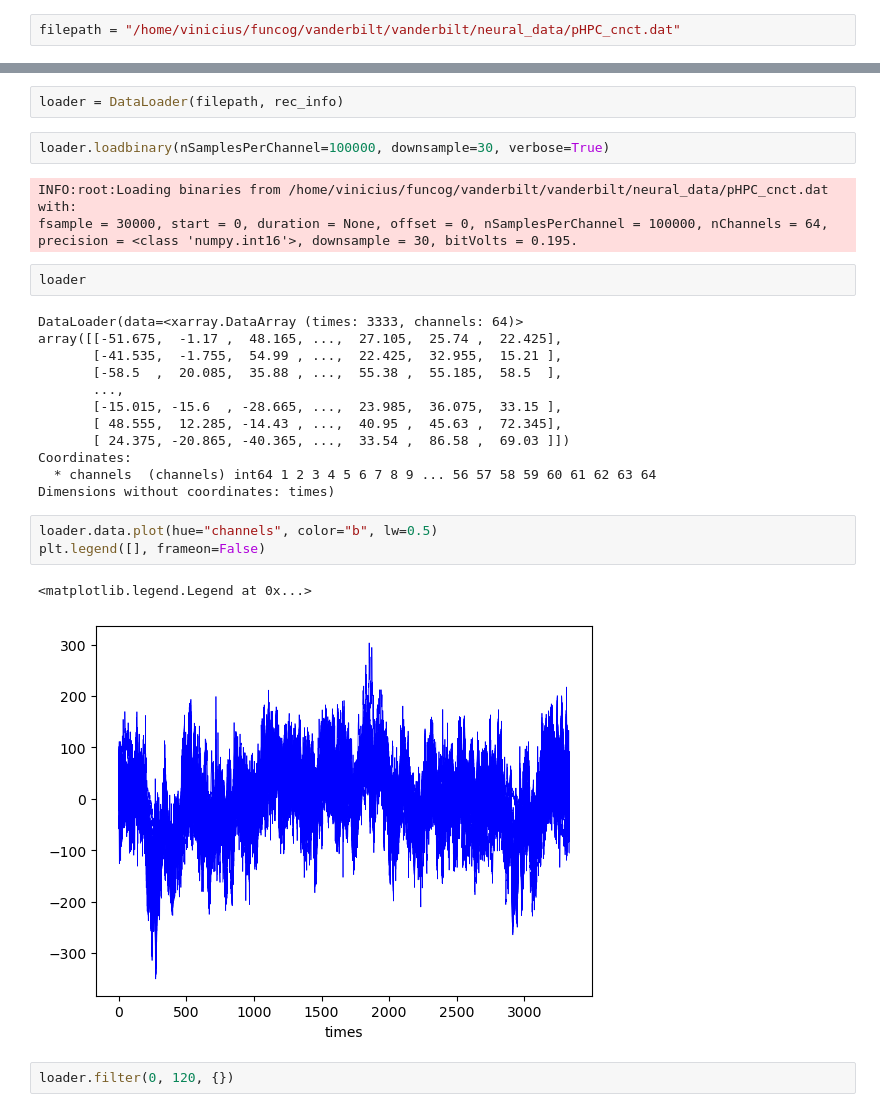
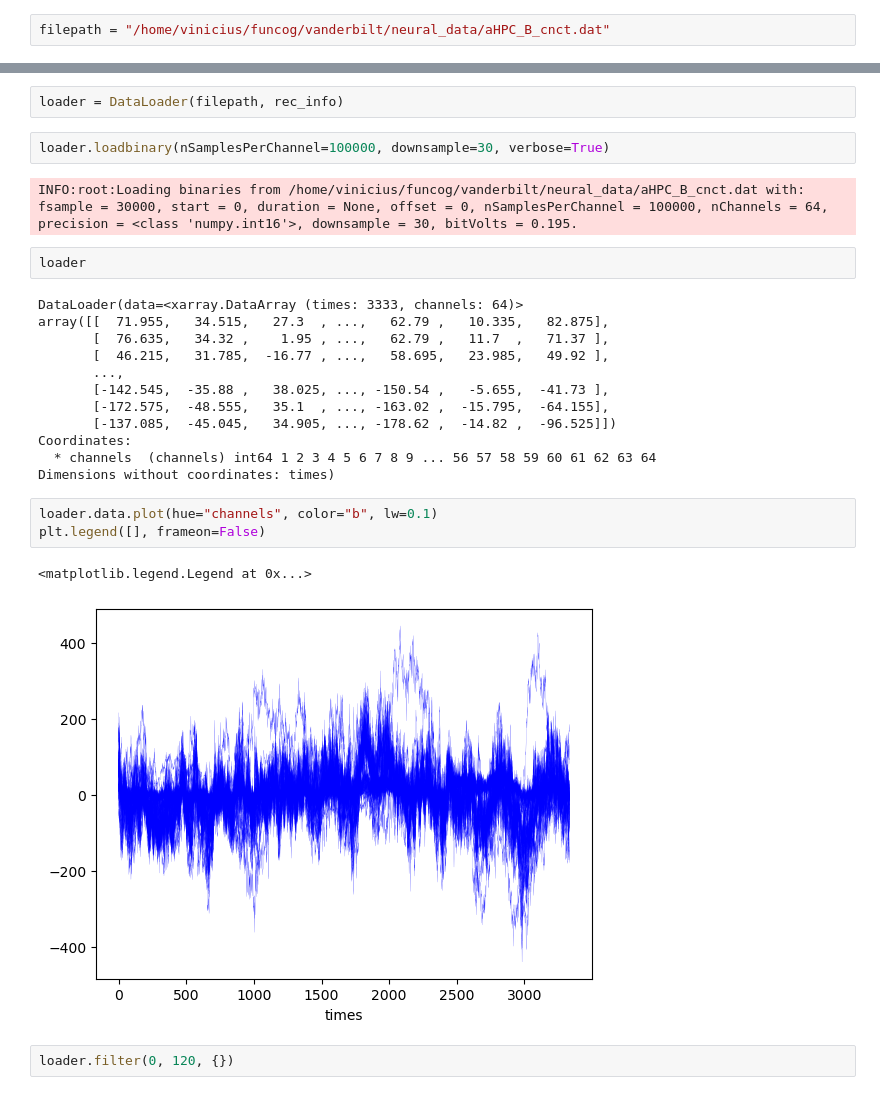
Before and after one commit to ViniciusLima94/vanderbilt, a Jupyter notebook: notebooks/1_Loading_Data_Binaries.ipynb, the cells around one changed output, grey strips where cells are left out. Saved outputs shown, nothing was run; the diff lists cells and outputs as text.

```diff
--- a/notebooks/1_Loading_Data_Binaries.ipynb
+++ b/notebooks/1_Loading_Data_Binaries.ipynb
@@ -9,4 +9,4 @@ from tqdm import tqdm
 # %%
 from VUDA.io.loadbinary import LoadBinary
 # %%
-filepath = "/home/vinicius/funcog/vanderbilt/vanderbilt/neural_data/pHPC_cnct.dat"
+filepath = "/home/vinicius/funcog/vanderbilt/neural_data/aHPC_B_cnct.dat"
@@ -121,28 +124,28 @@ loader = DataLoader(filepath, rec_info)
 # %%
 loader.loadbinary(nSamplesPerChannel=100000, downsample=30, verbose=True)
 # %% [output]
-INFO:root:Loading binaries from /home/vinicius/funcog/vanderbilt/vanderbilt/neural_data/pHPC_cnct.dat with:
+INFO:root:Loading binaries from /home/vinicius/funcog/vanderbilt/neural_data/aHPC_B_cnct.dat with:
 fsample = 30000, start = 0, duration = None, offset = 0, nSamplesPerChannel = 100000, nChannels = 64, precision = <class 'numpy.int16'>, downsample = 30, bitVolts = 0.195.
 # %%
 loader
 # %% [output]
 DataLoader(data=<xarray.DataArray (times: 3333, channels: 64)>
-array([[-51.675,  -1.17 ,  48.165, ...,  27.105,  25.74 ,  22.425],
-       [-41.535,  -1.755,  54.99 , ...,  22.425,  32.955,  15.21 ],
-       [-58.5  ,  20.085,  35.88 , ...,  55.38 ,  55.185,  58.5  ],
+array([[  71.955,   34.515,   27.3  , ...,   62.79 ,   10.335,   82.875],
+       [  76.635,   34.32 ,    1.95 , ...,   62.79 ,   11.7  ,   71.37 ],
+       [  46.215,   31.785,  -16.77 , ...,   58.695,   23.985,   49.92 ],
        ...,
-       [-15.015, -15.6  , -28.665, ...,  23.985,  36.075,  33.15 ],
-       [ 48.555,  12.285, -14.43 , ...,  40.95 ,  45.63 ,  72.345],
-       [ 24.375, -20.865, -40.365, ...,  33.54 ,  86.58 ,  69.03 ]])
+       [-142.545,  -35.88 ,   38.025, ..., -150.54 ,   -5.655,  -41.73 ],
+       [-172.575,  -48.555,   35.1  , ..., -163.02 ,  -15.795,  -64.155],
+       [-137.085,  -45.045,   34.905, ..., -178.62 ,  -14.82 ,  -96.525]])
 Coordinates:
   * channels  (channels) int64 1 2 3 4 5 6 7 8 9 ... 56 57 58 59 60 61 62 63 64
 Dimensions without coordinates: times)
 # %%
-loader.data.plot(hue="channels", color="b", lw=0.5)
+loader.data.plot(hue="channels", color="b", lw=0.1)
 plt.legend([], frameon=False)
 # %% [output]
 <matplotlib.legend.Legend at 0x...>
-[figure, old version]
+[figure, new version]
 # %%
 loader.filter(0, 120, {})
 # %% [output]
```
Also changed, not shown: parts of 4 cells of this notebook, 3 other files.
